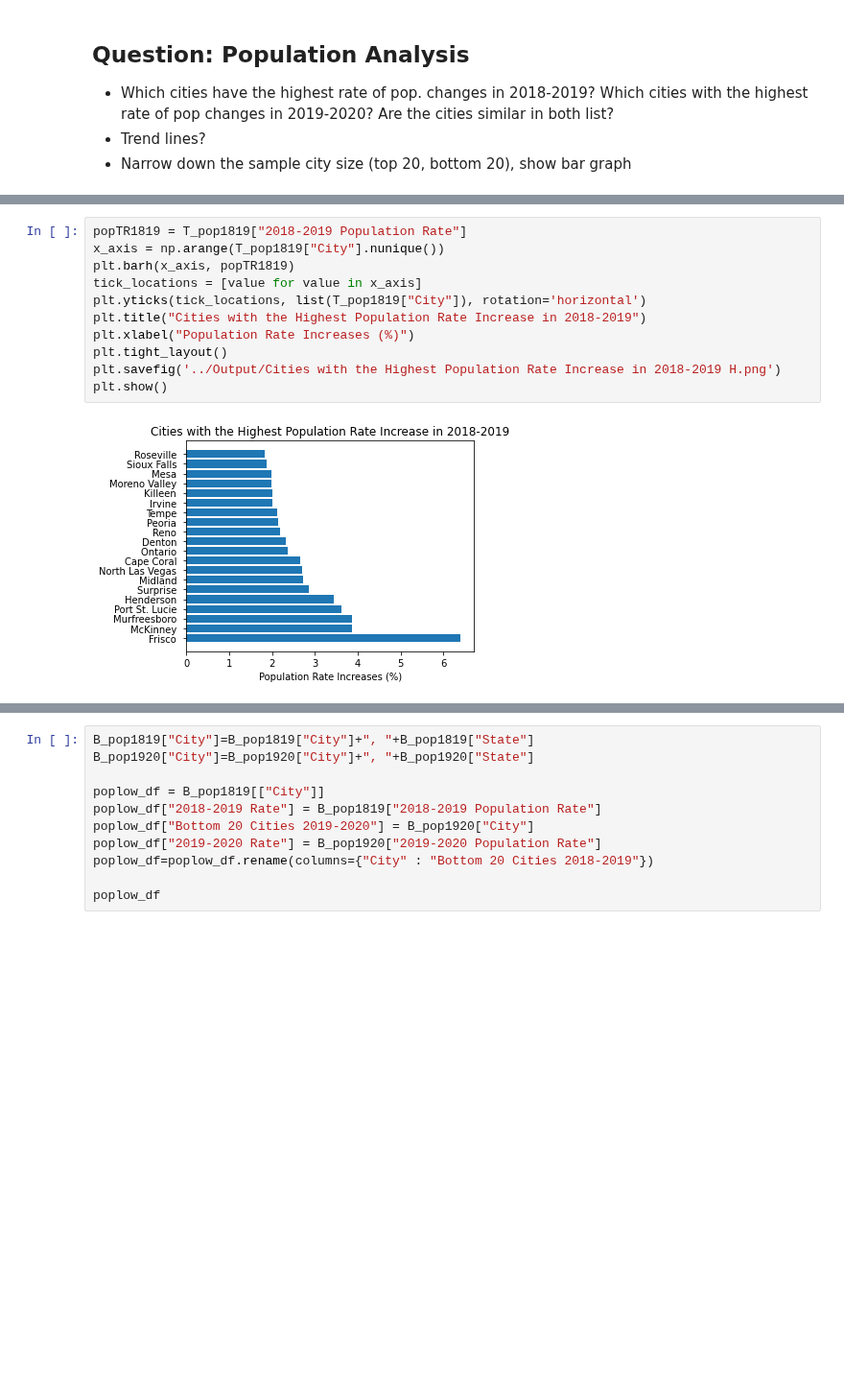
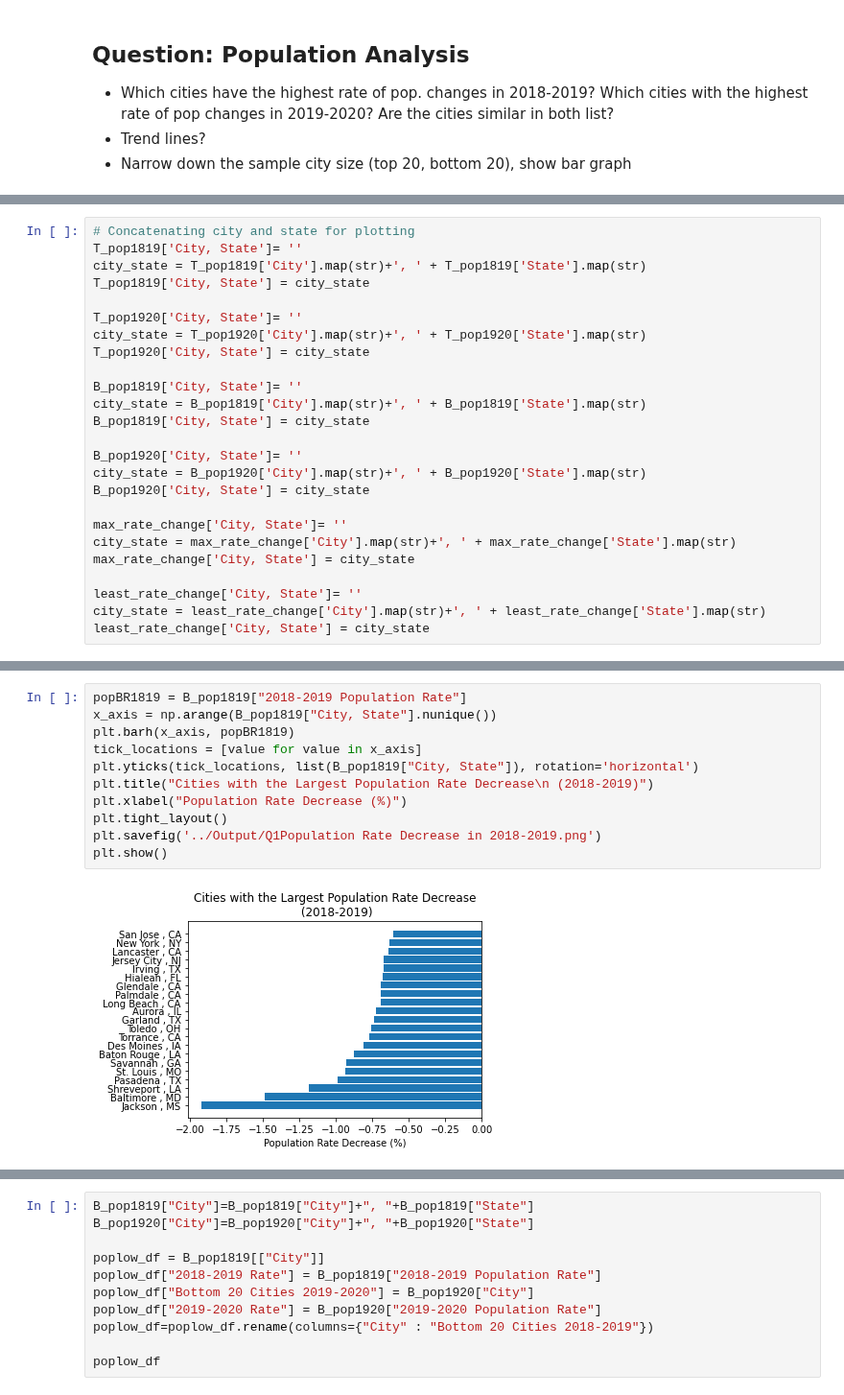
Before and after one commit to stellakk75/HousingMarketCOVID-19Project, a Jupyter notebook: PopRelated/Q1_populationanalysis.ipynb, the cells around one changed output, grey strips where cells are left out. Shown at 96% size. Cells and saved outputs as stored; diff of their text form; blank space fills up the shorter version.

Commit message:
Visualizations

```diff
--- a/PopRelated/Q1_populationanalysis.ipynb
+++ b/PopRelated/Q1_populationanalysis.ipynb
@@ -39,3 +39,28 @@ population_df = pd.read_csv("sorted_population.csv")
 rental_df = pd.read_csv("../QuestionsAnalysis/rental_rate.csv")
 housing_df = pd.read_csv("../QuestionsAnalysis/housing_rate.csv")
 All_df =pd.read_csv("../QuestionsAnalysis/ChangingRates.csv")
+# %%
+# Concatenating city and state for plotting
+T_pop1819['City, State']= ''
+city_state = T_pop1819['City'].map(str)+', ' + T_pop1819['State'].map(str)
+T_pop1819['City, State'] = city_state
+
+T_pop1920['City, State']= ''
+city_state = T_pop1920['City'].map(str)+', ' + T_pop1920['State'].map(str)
+T_pop1920['City, State'] = city_state
+
+B_pop1819['City, State']= ''
+city_state = B_pop1819['City'].map(str)+', ' + B_pop1819['State'].map(str)
+B_pop1819['City, State'] = city_state
+
+B_pop1920['City, State']= ''
+city_state = B_pop1920['City'].map(str)+', ' + B_pop1920['State'].map(str)
+B_pop1920['City, State'] = city_state
+
+max_rate_change['City, State']= ''
+city_state = max_rate_change['City'].map(str)+', ' + max_rate_change['State'].map(str)
+max_rate_change['City, State'] = city_state
+
+least_rate_change['City, State']= ''
+city_state = least_rate_change['City'].map(str)+', ' + least_rate_change['State'].map(str)
+least_rate_change['City, State'] = city_state
@@ -56,14 +101,14 @@ plt.show()
 # %%
-popTR1819 = T_pop1819["2018-2019 Population Rate"]
-x_axis = np.arange(T_pop1819["City"].nunique())
-plt.barh(x_axis, popTR1819)
+popBR1819 = B_pop1819["2018-2019 Population Rate"]
+x_axis = np.arange(B_pop1819["City, State"].nunique())
+plt.barh(x_axis, popBR1819)
 tick_locations = [value for value in x_axis]
-plt.yticks(tick_locations, list(T_pop1819["City"]), rotation='horizontal')
-plt.title("Cities with the Highest Population Rate Increase in 2018-2019")
-plt.xlabel("Population Rate Increases (%)")
+plt.yticks(tick_locations, list(B_pop1819["City, State"]), rotation='horizontal')
+plt.title("Cities with the Largest Population Rate Decrease\n (2018-2019)")
+plt.xlabel("Population Rate Decrease (%)")
 plt.tight_layout()
-plt.savefig('../Output/Cities with the Highest Population Rate Increase in 2018-2019 H.png')
+plt.savefig('../Output/Q1Population Rate Decrease in 2018-2019.png')
 plt.show()
 # %% [output]
-[figure, old version]
+[figure, new version]
 # %%
```
Also changed, not shown: parts of 15 cells of this notebook, 36 other files.
